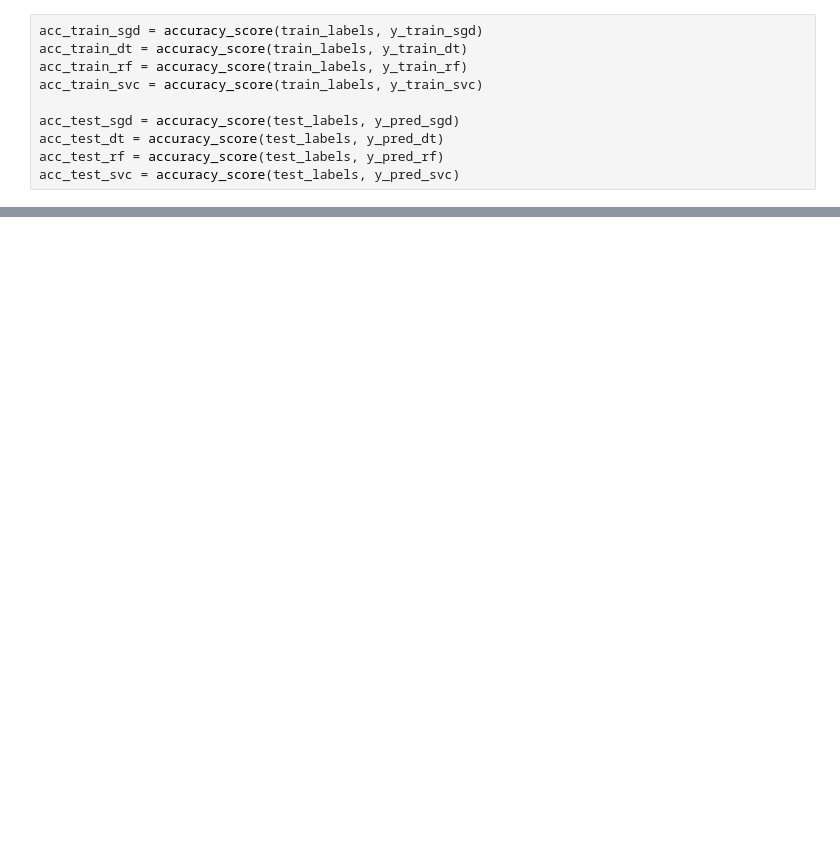
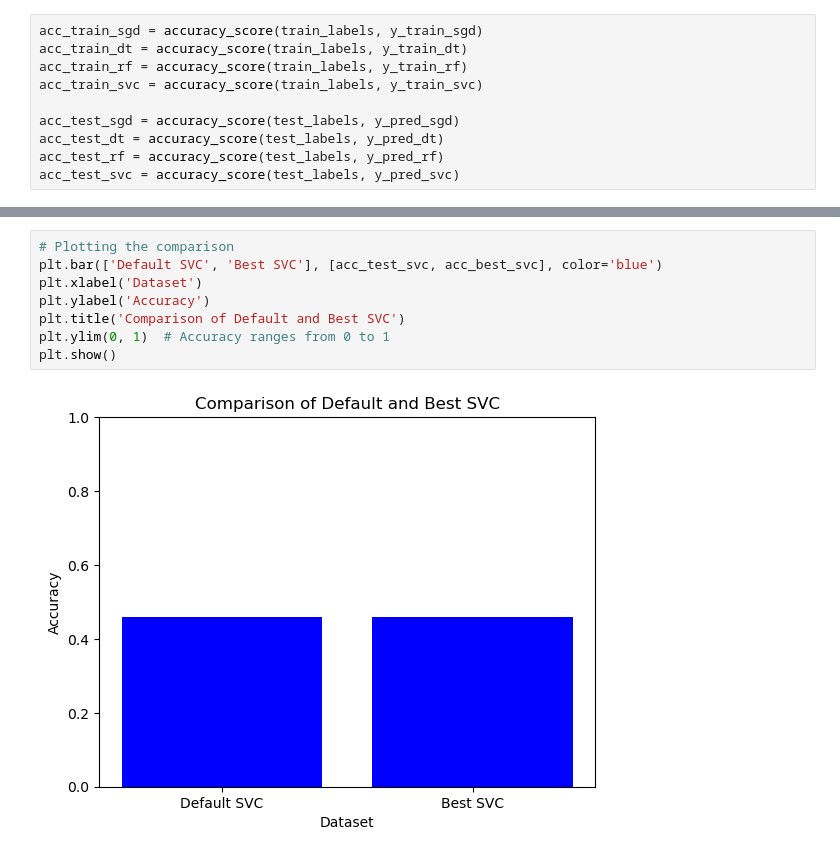
Before and after one commit to DoNguyenHung/EPL-Match-Data, a Jupyter notebook: Train_ML_models.ipynb, the cells around one changed output, grey strips where cells are left out. Drawn from its saved outputs; the diff is of its cells as text; blank space fills up the shorter version.

```diff
--- a/Train_ML_models.ipynb
+++ b/Train_ML_models.ipynb
@@ -169,0 +342,10 @@ for i in range(len(algos)):
+# %%
+# Plotting the comparison
+plt.bar(['Default SVC', 'Best SVC'], [acc_test_svc, acc_best_svc], color='blue')
+plt.xlabel('Dataset')
+plt.ylabel('Accuracy')
+plt.title('Comparison of Default and Best SVC')
+plt.ylim(0, 1)  # Accuracy ranges from 0 to 1
+plt.show()
+# %% [output]
+[figure, added]
```
Also changed, not shown: parts of 31 cells of this notebook.
